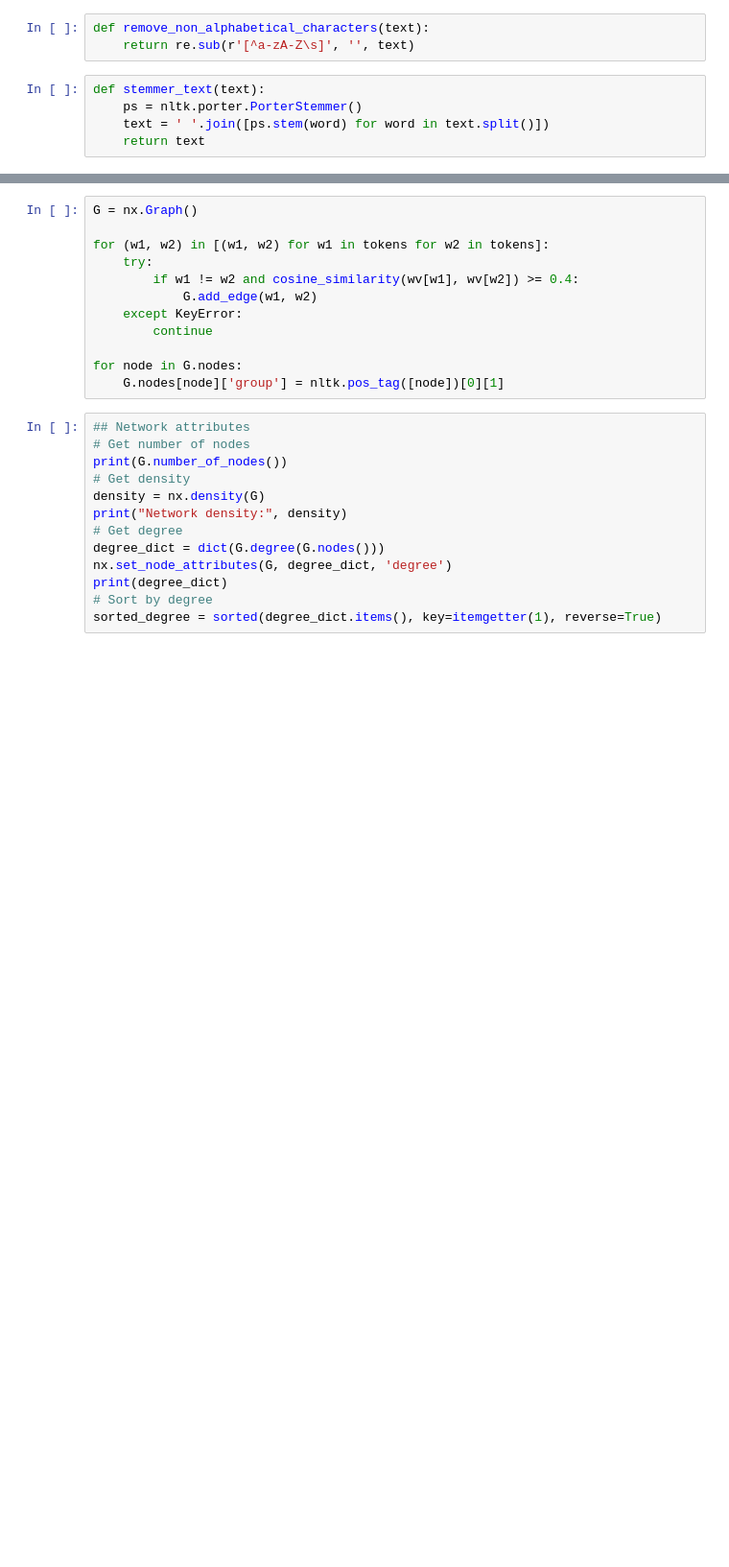
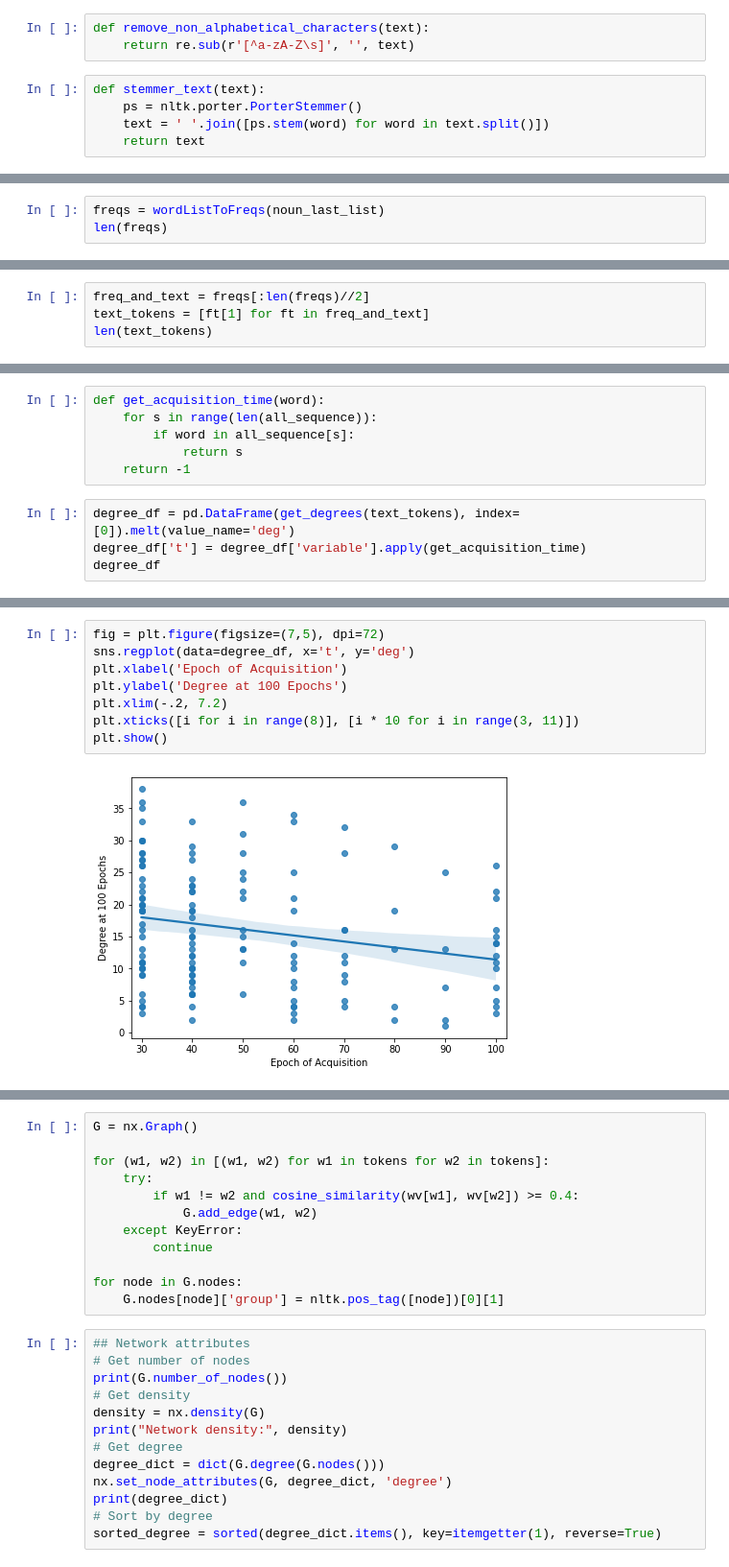
Before and after one commit to jonathanlu02/lexical-classes-lstm, a Jupyter notebook: Networks.ipynb, the cells around one changed output, grey strips where cells are left out. Shown: that part at 96% size. Cells and saved outputs as stored; diff of their text form; blank space fills up the shorter version.

```diff
--- a/Networks.ipynb
+++ b/Networks.ipynb
@@ -245,0 +402,3 @@ tokens = text.split()
+# %%
+freqs = wordListToFreqs(noun_last_list)
+len(freqs)
@@ -245,0 +407,4 @@ tokens = text.split()
+# %%
+freq_and_text = freqs[:len(freqs)//2]
+text_tokens = [ft[1] for ft in freq_and_text]
+len(text_tokens)
@@ -245,0 +466,10 @@ tokens = text.split()
+# %%
+def get_acquisition_time(word):
+    for s in range(len(all_sequence)):
+        if word in all_sequence[s]:
+            return s
+    return -1
+# %%
+degree_df = pd.DataFrame(get_degrees(text_tokens), index=[0]).melt(value_name='deg')
+degree_df['t'] = degree_df['variable'].apply(get_acquisition_time)
+degree_df
@@ -245,0 +492,10 @@ tokens = text.split()
+# %%
+fig = plt.figure(figsize=(7,5), dpi=72)
+sns.regplot(data=degree_df, x='t', y='deg')
+plt.xlabel('Epoch of Acquisition')
+plt.ylabel('Degree at 100 Epochs')
+plt.xlim(-.2, 7.2)
+plt.xticks([i for i in range(8)], [i * 10 for i in range(3, 11)])
+plt.show()
+# %% [output]
+[figure, added]
```
Also changed, not shown: parts of 37 cells of this notebook, 3 other files.
